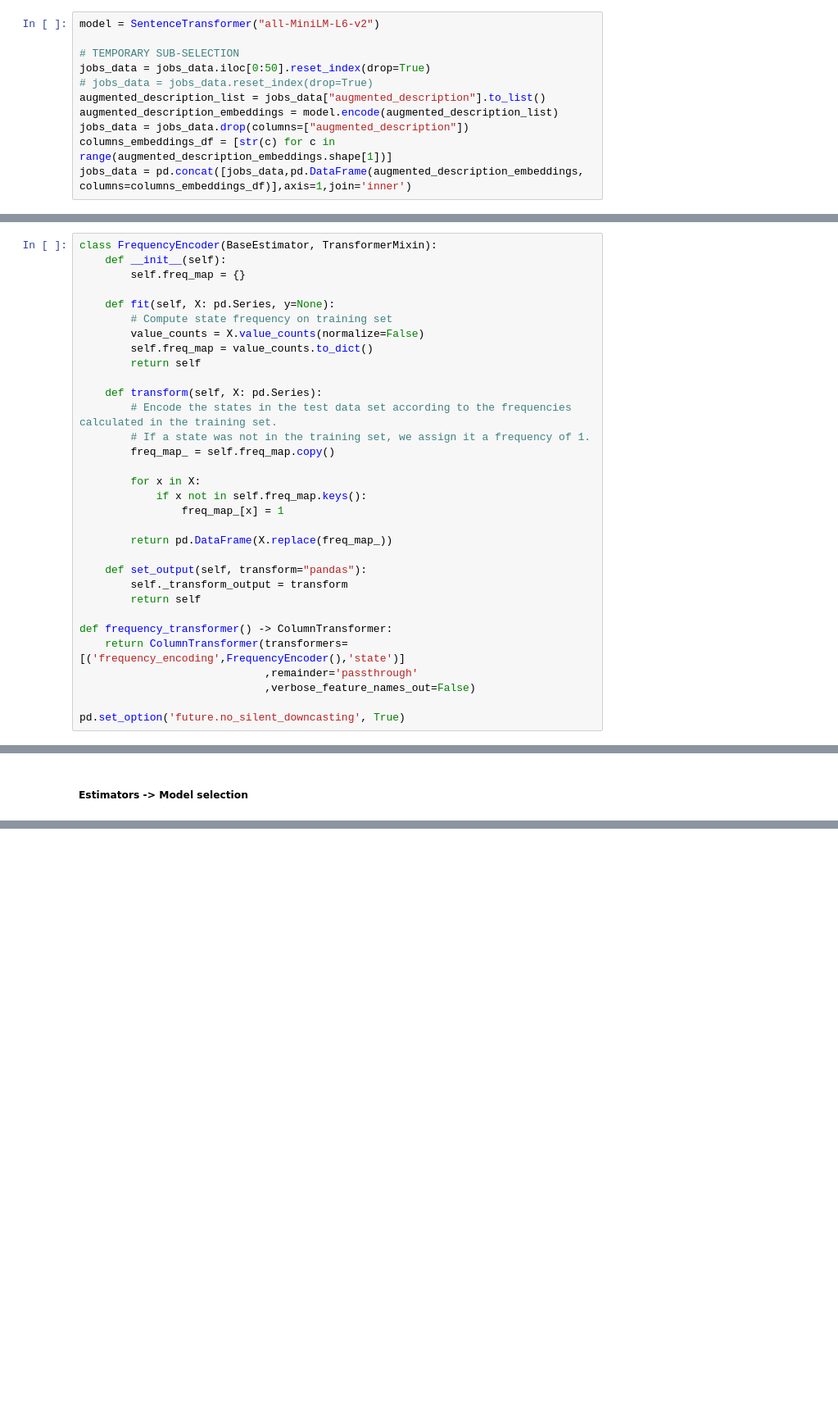
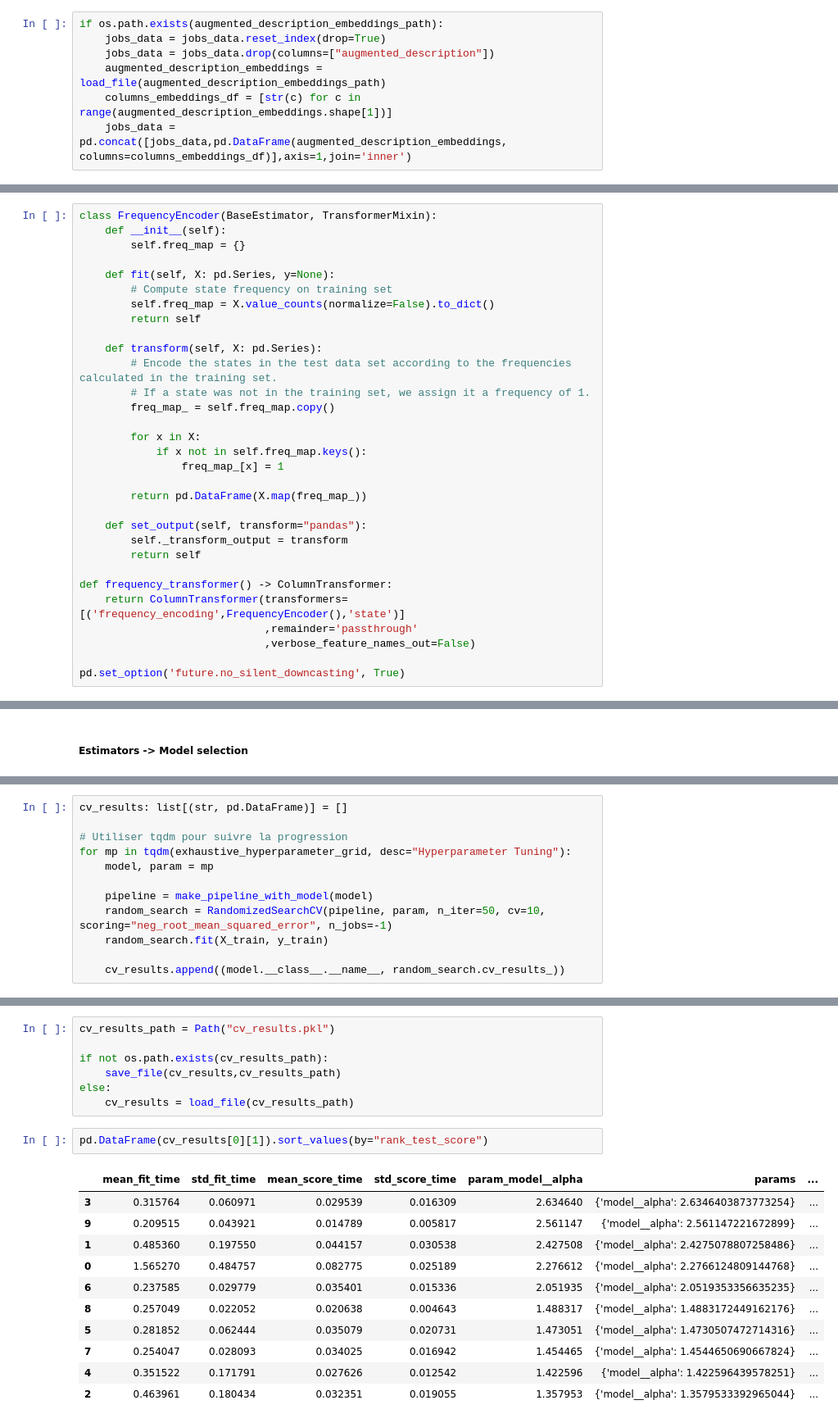
Before and after one commit to Excelsior7/ml_for_business_course, a Jupyter notebook: salary_prediction_v1.ipynb, the cells around one changed output, grey strips where cells are left out. Shown at 82% size. Drawn from its saved outputs; the diff is of its cells as text; blank space fills up the shorter version.

Commit message:
hyperparams optimisation

```diff
--- a/salary_prediction_v1.ipynb
+++ b/salary_prediction_v1.ipynb
@@ -186,14 +186,10 @@ px.histogram(jobs_data['augmented_description'].apply(lambda x: len(x)))
 # %%
-model = SentenceTransformer("all-MiniLM-L6-v2")
-
-# TEMPORARY SUB-SELECTION
-jobs_data = jobs_data.iloc[0:50].reset_index(drop=True)
-# jobs_data = jobs_data.reset_index(drop=True)
-augmented_description_list = jobs_data["augmented_description"].to_list()
-augmented_description_embeddings = model.encode(augmented_description_list)
-jobs_data = jobs_data.drop(columns=["augmented_description"])
-columns_embeddings_df = [str(c) for c in range(augmented_description_embeddings.shape[1])]
-jobs_data = pd.concat([jobs_data,pd.DataFrame(augmented_description_embeddings, columns=columns_embeddings_df)],axis=1,join='inner')
+if os.path.exists(augmented_description_embeddings_path):
+    jobs_data = jobs_data.reset_index(drop=True)
+    jobs_data = jobs_data.drop(columns=["augmented_description"])
+    augmented_description_embeddings = load_file(augmented_description_embeddings_path)
+    columns_embeddings_df = [str(c) for c in range(augmented_description_embeddings.shape[1])]
+    jobs_data = pd.concat([jobs_data,pd.DataFrame(augmented_description_embeddings, columns=columns_embeddings_df)],axis=1,join='inner')
 # %% [markdown]
 ### Pipeline
 # %%
@@ -230,8 +234,7 @@ class FrequencyEncoder(BaseEstimator, TransformerMixin):
 
     def fit(self, X: pd.Series, y=None):
         # Compute state frequency on training set
-        value_counts = X.value_counts(normalize=False)
-        self.freq_map = value_counts.to_dict()
+        self.freq_map = X.value_counts(normalize=False).to_dict()
         return self
 
     def transform(self, X: pd.Series):
@@ -243,7 +246,7 @@ class FrequencyEncoder(BaseEstimator, TransformerMixin):
             if x not in self.freq_map.keys():
                 freq_map_[x] = 1
 
-        return pd.DataFrame(X.replace(freq_map_))
+        return pd.DataFrame(X.map(freq_map_))
 
     def set_output(self, transform="pandas"):
         self._transform_output = transform
@@ -365,0 +349,12 @@ hyperparameter_grid = [(LinearRegression(), {
+# %%
+cv_results: list[(str, pd.DataFrame)] = []
+
+# Utiliser tqdm pour suivre la progression
+for mp in tqdm(exhaustive_hyperparameter_grid, desc="Hyperparameter Tuning"):
+    model, param = mp
+
+    pipeline = make_pipeline_with_model(model)
+    random_search = RandomizedSearchCV(pipeline, param, n_iter=50, cv=10, scoring="neg_root_mean_squared_error", n_jobs=-1)
+    random_search.fit(X_train, y_train)
+
+    cv_results.append((model.__class__.__name__, random_search.cv_results_))
@@ -365,0 +363,21 @@ hyperparameter_grid = [(LinearRegression(), {
+# %%
+cv_results_path = Path("cv_results.pkl")
+
+if not os.path.exists(cv_results_path):
+    save_file(cv_results,cv_results_path)
+else:
+    cv_results = load_file(cv_results_path)
+# %%
+pd.DataFrame(cv_results[0][1]).sort_values(by="rank_test_score")
+# %% [output]
+|  | mean_fit_time | std_fit_time | mean_score_time | std_score_time | param_model__alpha | params | ... |
+| 3 | 0.315764 | 0.060971 | 0.029539 | 0.016309 | 2.634640 | {'model__alpha': 2.6346403873773254} | ... |
+| 9 | 0.209515 | 0.043921 | 0.014789 | 0.005817 | 2.561147 | {'model__alpha': 2.561147221672899} | ... |
+| 1 | 0.485360 | 0.197550 | 0.044157 | 0.030538 | 2.427508 | {'model__alpha': 2.4275078807258486} | ... |
+| 0 | 1.565270 | 0.484757 | 0.082775 | 0.025189 | 2.276612 | {'model__alpha': 2.2766124809144768} | ... |
+| 6 | 0.237585 | 0.029779 | 0.035401 | 0.015336 | 2.051935 | {'model__alpha': 2.0519353356635235} | ... |
+| 8 | 0.257049 | 0.022052 | 0.020638 | 0.004643 | 1.488317 | {'model__alpha': 1.4883172449162176} | ... |
+| 5 | 0.281852 | 0.062444 | 0.035079 | 0.020731 | 1.473051 | {'model__alpha': 1.4730507472714316} | ... |
+| 7 | 0.254047 | 0.028093 | 0.034025 | 0.016942 | 1.454465 | {'model__alpha': 1.4544650690667824} | ... |
+| 4 | 0.351522 | 0.171791 | 0.027626 | 0.012542 | 1.422596 | {'model__alpha': 1.422596439578251} | ... |
+| 2 | 0.463961 | 0.180434 | 0.032351 | 0.019055 | 1.357953 | {'model__alpha': 1.3579533392965044} | ... |
```
Also changed, not shown: parts of 14 cells of this notebook, 3 other files.
